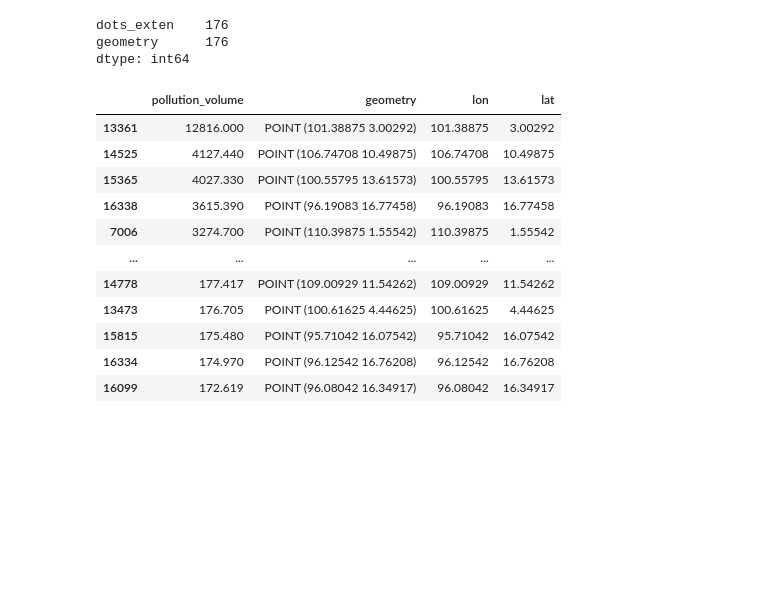
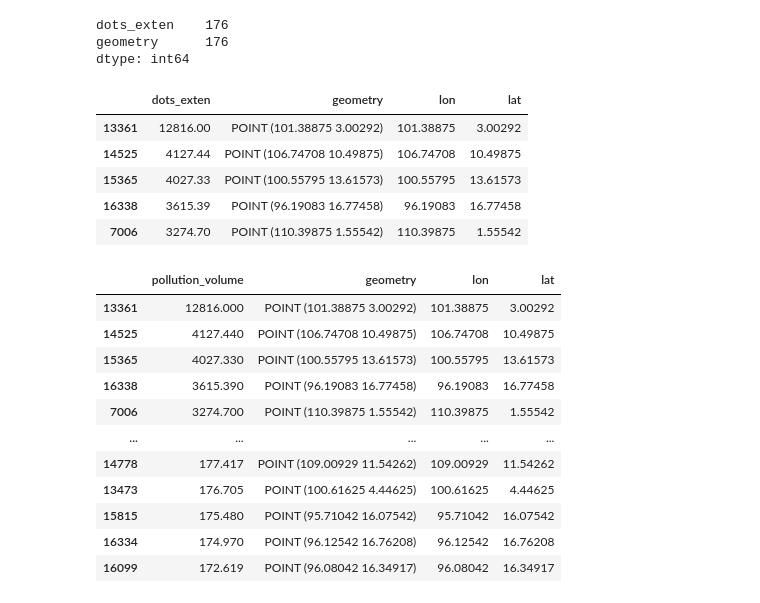
Before and after one commit to lemrob/plastic_pollution_seasonal_variation, a Jupyter notebook: src/preprocessing.ipynb, the cells around one changed output. Drawn from its saved outputs; the diff is of its cells as text; code cells hidden in the pictures; blank space fills up the shorter version.

```diff
--- a/src/preprocessing.ipynb
+++ b/src/preprocessing.ipynb
@@ -104,3 +101,12 @@ gdf = gpd.GeoDataFrame(df, geometry='geometry')
+# %%
+gdf.head()
+# %% [output]
+|  | dots_exten | geometry | lon | lat |
+| 13361 | 12816.00 | POINT (101.38875 3.00292) | 101.38875 | 3.00292 |
+| 14525 | 4127.44 | POINT (106.74708 10.49875) | 106.74708 | 10.49875 |
+| 15365 | 4027.33 | POINT (100.55795 13.61573) | 100.55795 | 13.61573 |
+| 16338 | 3615.39 | POINT (96.19083 16.77458) | 96.19083 | 16.77458 |
+| 7006 | 3274.70 | POINT (110.39875 1.55542) | 110.39875 | 1.55542 |
 # %%
 df = df.rename(columns={'dots_exten': 'pollution_volume'})
 df
```
Also changed, not shown: parts of 6 cells of this notebook, 2 other files.
